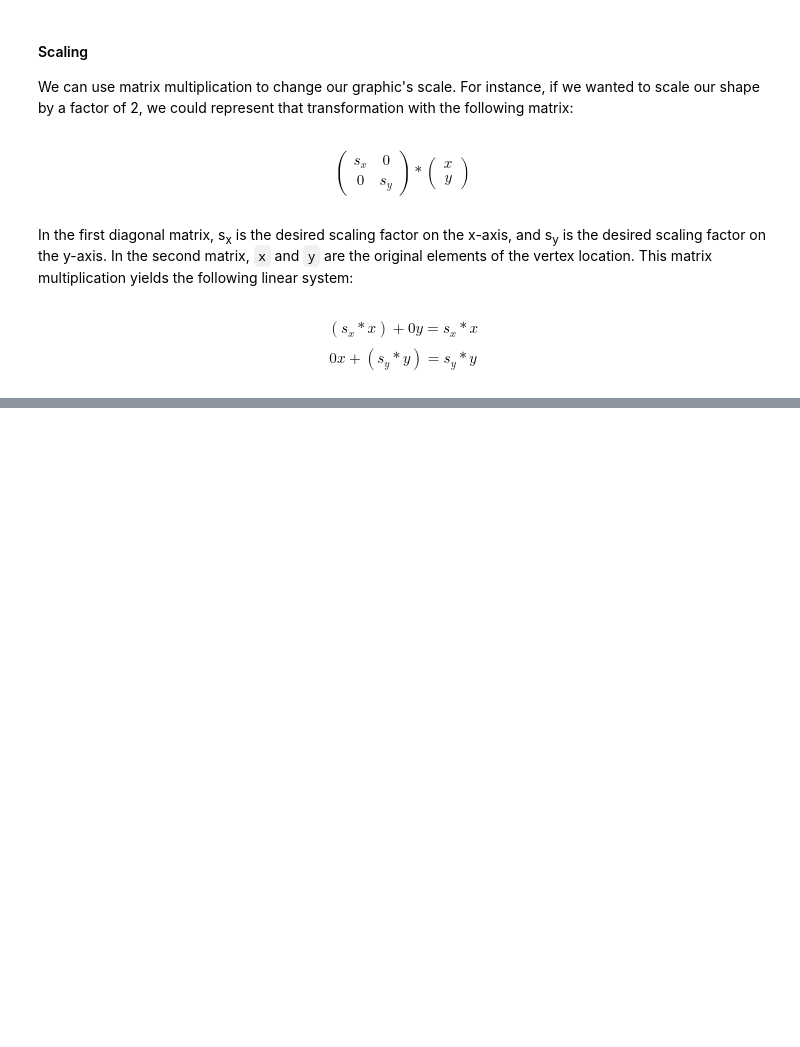
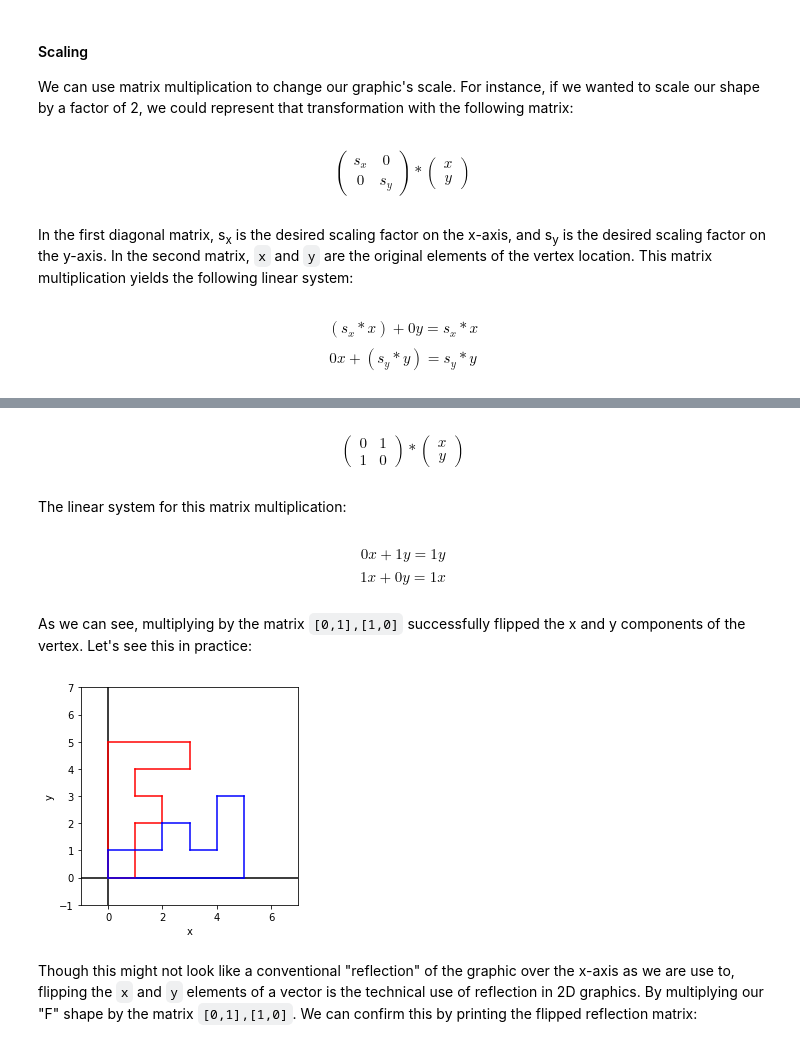
Before and after one commit to shahzeb1/notebook, a Jupyter notebook: linear-algebra/matrices-in-computer-graphics.ipynb, the cells around one changed output, grey strips where cells are left out. Drawn from its saved outputs; the diff is of its cells as text; code cells hidden in the pictures; blank space fills up the shorter version.

```diff
--- a/linear-algebra/matrices-in-computer-graphics.ipynb
+++ b/linear-algebra/matrices-in-computer-graphics.ipynb
@@ -139,0 +196,31 @@ So if we wanted to
+# %%
+%%latex
+$$
+\left(\begin{array}{cc} 0 & 1\\ 1 & 0 \end{array}\right) *
+\left({\begin{array}{cc} x \\ y \end{array}}\right)
+$$
+# %% [output]
+$$
+\left(\begin{array}{cc} 0 & 1\\ 1 & 0 \end{array}\right) *
+\left({\begin{array}{cc} x \\ y \end{array}}\right)
+$$
+# %% [markdown]
+The linear system for this matrix multiplication:
+# %%
+%%latex
+$$0x + 1y = 1y$$
+$$1x + 0y = 1x$$
+# %% [output]
+$$0x + 1y = 1y$$
+$$1x + 0y = 1x$$
+# %% [markdown]
+As we can see, multiplying by the matrix `[0,1],[1,0]` successfully flipped the x and y components of the vertex. Let's see this in practice:
+# %%
+flippedReflectionMatrix = np.array([[0,1], # define the matrix we will multiply with
+                                    [1,0]])
+flippedReflection = np.matmul(fShape, flippedReflectionMatrix); # do the matrix mult
+drawVector([[fShape, "red"],[flippedReflection, "blue"]], 7)
+# %% [output]
+[figure, added]
+# %% [markdown]
+Though this might not look like a conventional "reflection" of the graphic over the x-axis as we are use to, flipping the `x` and `y` elements of a vector is the technical use of reflection in 2D graphics. By multiplying our "F" shape by the matrix `[0,1],[1,0]`. We can confirm this by printing the flipped reflection matrix:
```
Also changed, not shown: parts of 28 cells of this notebook.
